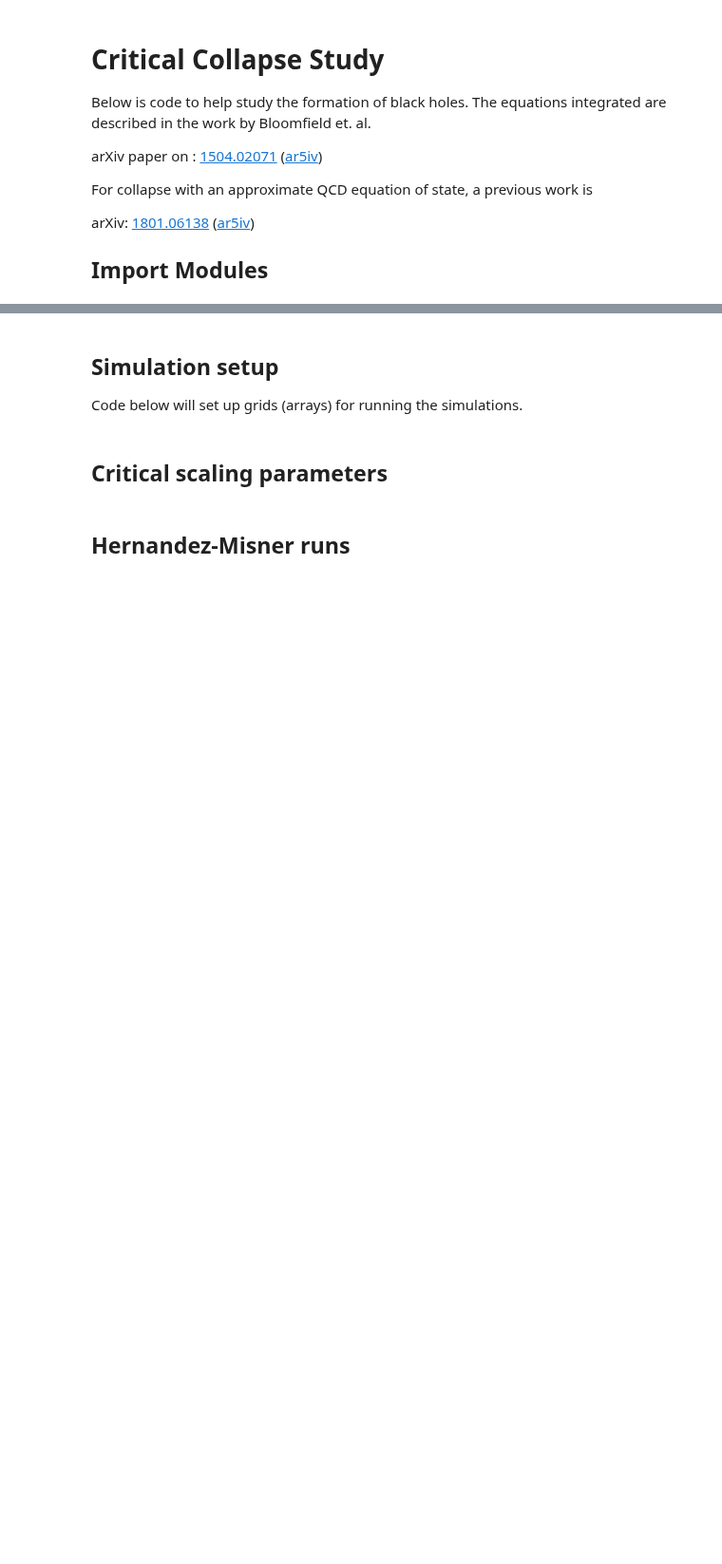
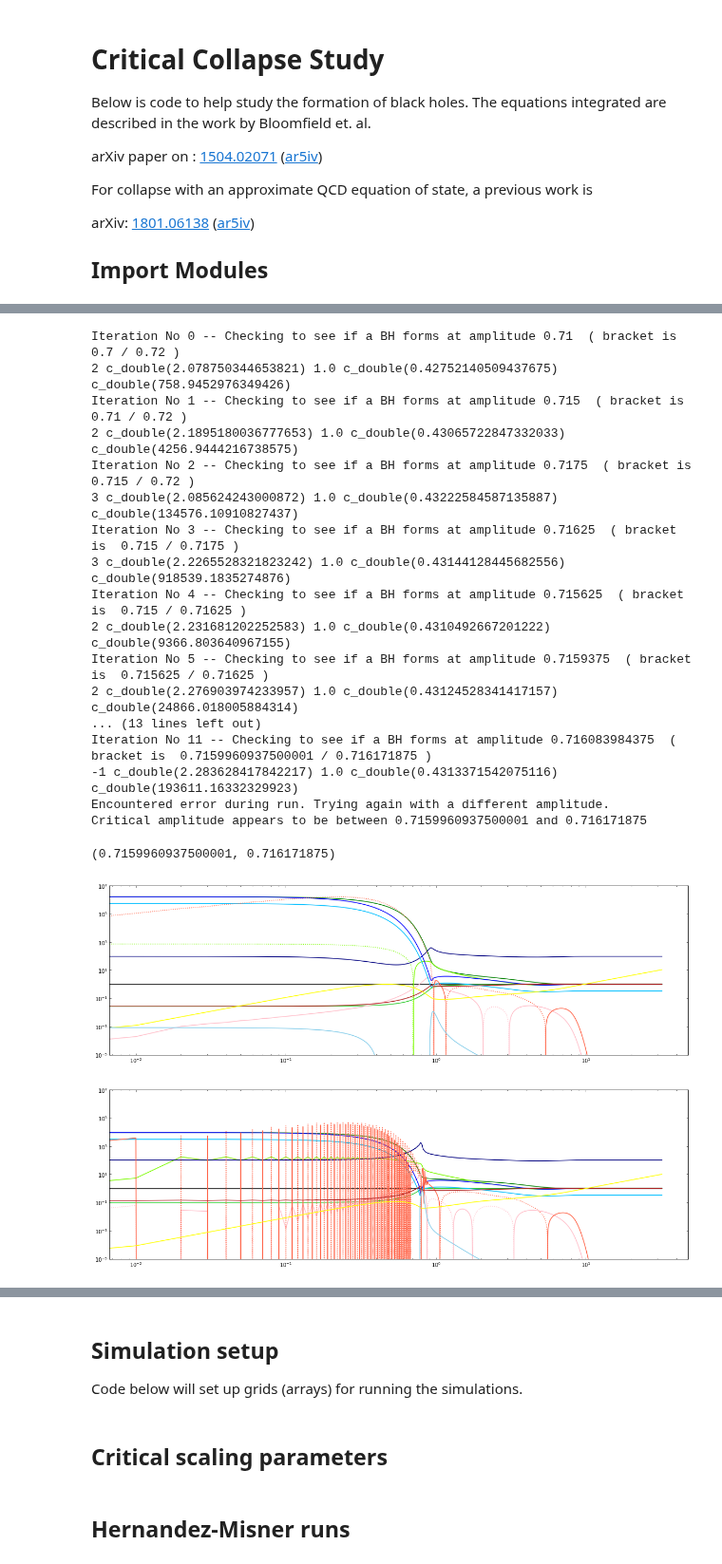
Before and after one commit to jbmertens/criticalcollapse, a Jupyter notebook: Critical_scaling.ipynb, the cells around one changed output, grey strips where cells are left out. Shown at 95% size. Drawn from its saved outputs; the diff is of its cells as text; code cells hidden in the pictures; blank space fills up the shorter version.

```diff
--- a/Critical_scaling.ipynb
+++ b/Critical_scaling.ipynb
@@ -187,32 +212,0 @@ Functions below compute various things using the Misner-Sharp or Hernandez-Mishe
-# %%
-%%cython
-
-import cython
-cimport numpy as np
-
-cimport cython
-ctypedef np.double_t DTYPE_t
-
-from libc.math cimport exp
-from libc.math cimport sqrt
-
-from cython.parallel import prange
-
-@cython.boundscheck(False)  # Deactivate bounds checking
-cpdef zero_crossing(np.ndarray x_in, double [::1] y):
-    """
-    Given an array of inputs y, find x where the function y(x) = 0
-    """
-    cdef int size = x_in.shape[0]
-    cdef double [:] x = x_in
-    cdef double w, zero=-1
-    cdef int i
-
-    for i in range(size-1): # loop through all y values
-        if(y[i] * y[i+1] < 0): # if subsequent elements have opposite signs, a zero-crossing was found.
-            # linearly extrapolate zero-crossing
-            w = abs(y[i] / (y[i+1] - y[i]))
-            zero = x[i] * (1 - w) + x[i+1] * w
-            break
-
-    return zero
@@ -316,3 +291,28 @@ def find_crit(Abar, rho0, lower_amp, upper_amp, steps=1500000,
         pass
 
     return (lower_amp, upper_amp)
+# %%
+find_crit(iters=12, l_simstart=0, l_simeq=0,
+          lower_amp=0.70, upper_amp=0.72,
+          N=3200, USE_FIXW=False, q_mult=0.2, TOL=1e-8)
+# %% [output]
+Iteration No 0 -- Checking to see if a BH forms at amplitude 0.71  ( bracket is  0.7 / 0.72 )
+2 c_double(2.078750344653821) 1.0 c_double(0.42752140509437675) c_double(758.9452976349426)
+Iteration No 1 -- Checking to see if a BH forms at amplitude 0.715  ( bracket is  0.71 / 0.72 )
+2 c_double(2.1895180036777653) 1.0 c_double(0.43065722847332033) c_double(4256.9444216738575)
+Iteration No 2 -- Checking to see if a BH forms at amplitude 0.7175  ( bracket is  0.715 / 0.72 )
+3 c_double(2.085624243000872) 1.0 c_double(0.43222584587135887) c_double(134576.10910827437)
+Iteration No 3 -- Checking to see if a BH forms at amplitude 0.71625  ( bracket is  0.715 / 0.7175 )
+3 c_double(2.2265528321823242) 1.0 c_double(0.43144128445682556) c_double(918539.1835274876)
+Iteration No 4 -- Checking to see if a BH forms at amplitude 0.715625  ( bracket is  0.715 / 0.71625 )
+2 c_double(2.231681202252583) 1.0 c_double(0.4310492667201222) c_double(9366.803640967155)
+Iteration No 5 -- Checking to see if a BH forms at amplitude 0.7159375  ( bracket is  0.715625 / 0.71625 )
+2 c_double(2.276903974233957) 1.0 c_double(0.43124528341417157) c_double(24866.018005884314)
+... (13 lines left out)
+Iteration No 11 -- Checking to see if a BH forms at amplitude 0.716083984375  ( bracket is  0.7159960937500001 / 0.716171875 )
+-1 c_double(2.283628417842217) 1.0 c_double(0.4313371542075116) c_double(193611.16332329923)
+Encountered error during run. Trying again with a different amplitude.
+Critical amplitude appears to be between 0.7159960937500001 and 0.716171875
+(0.7159960937500001, 0.716171875)
+[figure, added]
+[figure, added]
```
Also changed, not shown: parts of 24 cells of this notebook, 3 other files.
